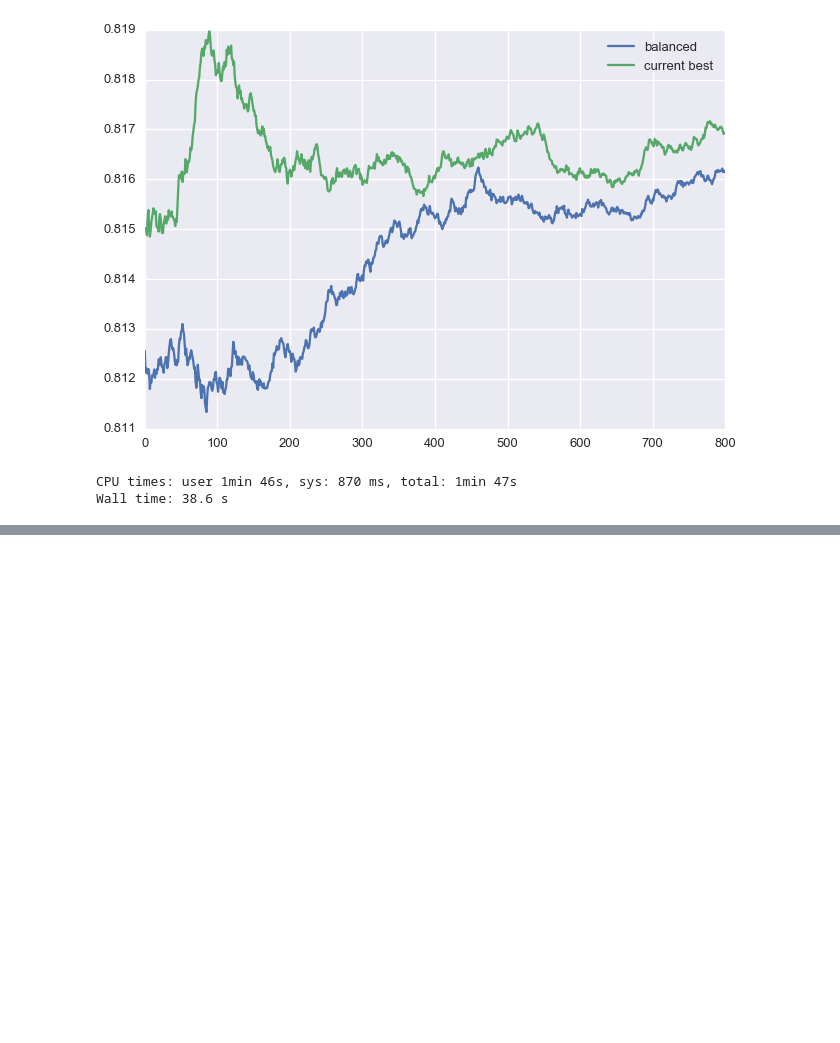
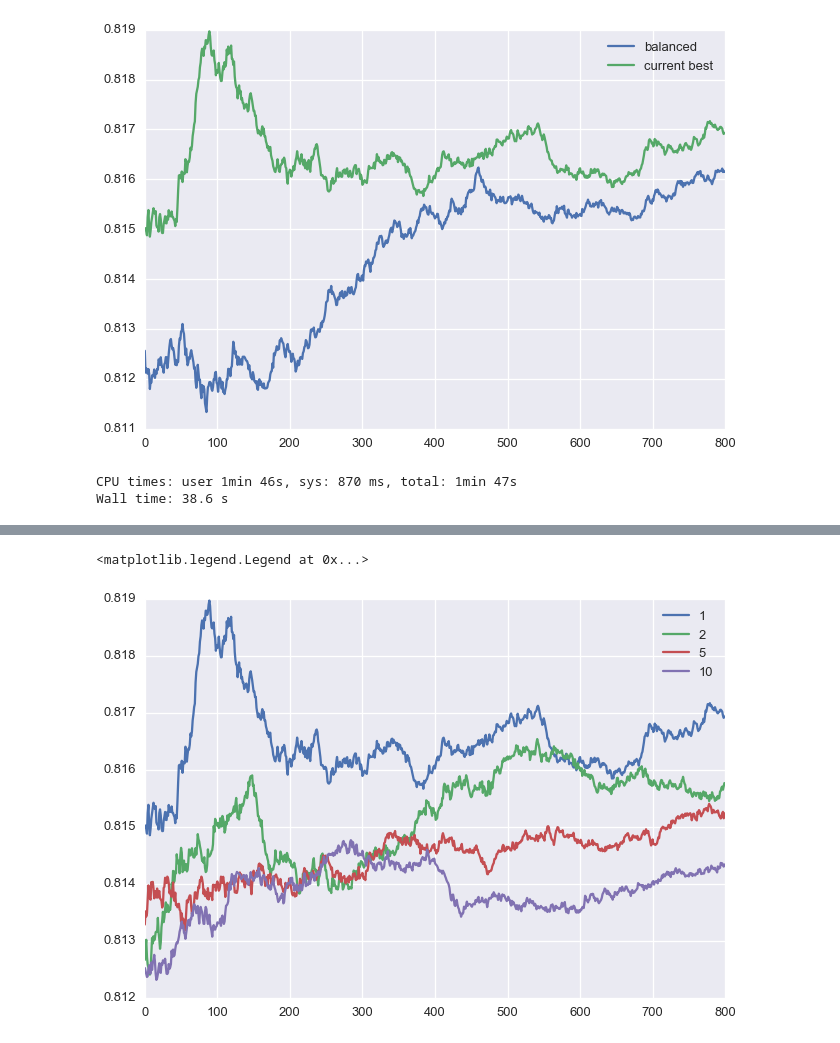
Before and after one commit to alexsyrom/kaggle-ml-train-1, a Jupyter notebook: solutionA.ipynb, the cells around one changed output, grey strips where cells are left out. Cells and saved outputs as stored; diff of their text form; code cells hidden in the pictures; blank space fills up the shorter version.

```diff
--- a/solutionA.ipynb
+++ b/solutionA.ipynb
@@ -193,0 +218,13 @@ Wall time: 38.6 s
+# %%
+%%time
+
+kwargs = {'n_estimators': 1000, 'class_weight': 'balanced', 'max_features': 7,
+          'criterion': 'entropy', 'n_jobs': -1, 'random_state': 42}
+
+min_samples_leaf_test_score = []
+min_samples_leaf_range = [1, 2, 5, 10]
+
+for min_samples_leaf in tqdm_notebook(min_samples_leaf_range, desc='min_samples_leaf'):
+    clf = RFC(min_samples_leaf = min_samples_leaf, **kwargs)
+    clf.fit(x_subtrain, y_subtrain)
+    min_samples_leaf_test_score.append(get_score_list(x_subtest, y_subtest, clf, roc_auc_score))
@@ -193,0 +234,8 @@ Wall time: 38.6 s
+# %%
+for index, min_samples_leaf in enumerate(min_samples_leaf_range):
+    plt.plot(min_samples_leaf_test_score[index][200:], label=str(min_samples_leaf))
+
+plt.legend()
+# %% [output]
+<matplotlib.legend.Legend at 0x...>
+[figure, added]
```
Also changed, not shown: parts of 28 cells of this notebook, 1 other file.
